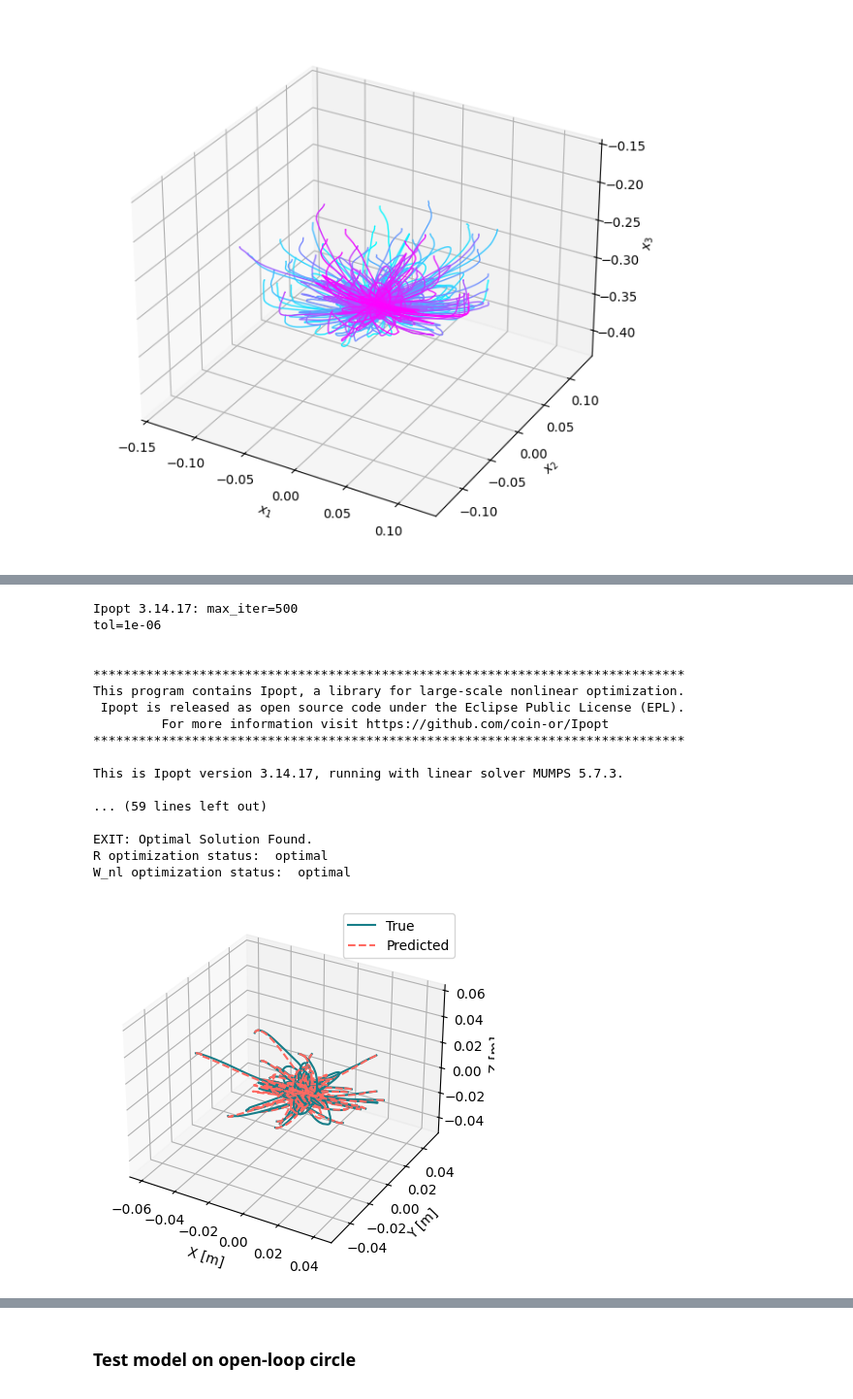
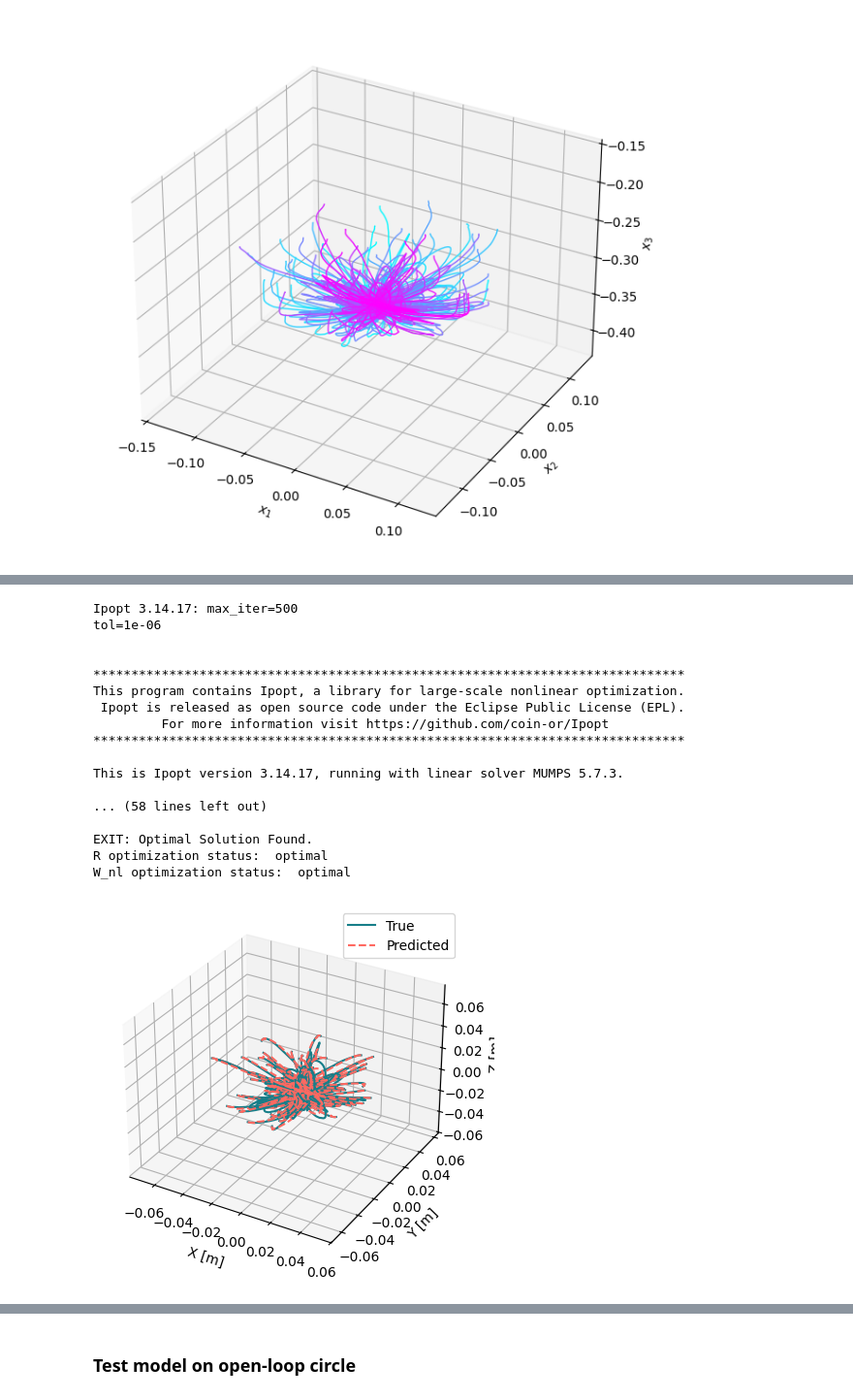
Before and after one commit to StanfordASL/trunk-stack, a Jupyter notebook: stack/main/scripts/fit_ssmr_opt.ipynb, the cells around one changed output, grey strips where cells are left out. Shown at 97% size. Cells and saved outputs as stored; diff of their text form; code cells hidden in the pictures.

```diff
--- a/stack/main/scripts/fit_ssmr_opt.ipynb
+++ b/stack/main/scripts/fit_ssmr_opt.ipynb
@@ -151,7 +156,7 @@ def plot_trajectories_comparison(trajs_true, trajs_pred, plot_errors=True):
             ax_z.set_xlabel(('Time [s]'))
             plt.tight_layout()
 # %%
-def preprocess_trajectories(data_path, file_pattern="*.csv", filter_transition=False):
+def preprocess_trajectories(data_path, file_pattern="*.csv", filter_transition=False, extra_data_paths=None):
     """
     Preprocess trajectory data from CSV files.
 
@@ -163,6 +168,8 @@ def preprocess_trajectories(data_path, file_pattern="*.csv", filter_transition=F
         Pattern to match CSV files (default: "*.csv")
     filter_transition : bool
         If True, filter trajectories to only include data after controls go to zero
+    extra_data_paths : list of str
+        List of additional data paths to include in the preprocessing
 
     Returns:
     --------
@@ -180,6 +187,9 @@ def preprocess_trajectories(data_path, file_pattern="*.csv", filter_transition=F
 
     # Get all CSV files matching the pattern
     csv_files = glob.glob(os.path.join(data_path, file_pattern))
+    if extra_data_paths:
+        for extra_path in extra_data_paths:
+            csv_files.extend(glob.glob(os.path.join(extra_path, file_pattern)))
 
     trajectories = []
     controls = []
@@ -342,7 +347,7 @@ i_trunc = 10  # 10
 i_split = 65
 
 N_obs = 6     # Number of observations
-N_train = 50  # Number of training trajectories
+N_train = 100  # Number of training trajectories
 aut_trajs_obs = aut_trajs[:N_train, -N_obs:, i_trunc:] - aut_trajs[:N_train, -N_obs:, -1:]
 ts = tss[0, i_trunc:]
 
@@ -353,6 +358,6 @@ plot_trajectories(aut_trajs_obs[:, -3:, i_split:], ts[i_split:])
 # %%
 dt = np.mean(np.diff(ts))
-t_split = i_split * dt  # Convert index to time
+t_split = i_split * dt  # convert index to time
 ssm_opt = OptSSM(aut_trajs_obs=aut_trajs_obs,
                      t_split=t_split,
                      SSMDim=5,
@@ -375,19 +380,18 @@ This program contains Ipopt, a library for large-scale nonlinear optimization.
 
 This is Ipopt version 3.14.17, running with linear solver MUMPS 5.7.3.
 
-... (59 lines left out)
+... (58 lines left out)
 
 EXIT: Optimal Solution Found.
 R optimization status:  optimal
 W_nl optimization status:  optimal
 # %%
-N_test = 50  # Number of test trajectories
-aut_trajs_obs_test = aut_trajs[N_train:N_train+N_test, -N_obs:, i_trunc+i_split:] - aut_trajs[N_train:N_train+N_test, -N_obs:, -1:]
+aut_trajs_obs_test = aut_trajs[:, -N_obs:, i_trunc+i_split:] - aut_trajs[:, -N_obs:, -1:]
 
 aut_trajs_pred = generate_ssm_predictions(ssm_opt, aut_trajs_obs_test, ts[i_split:])
 plot_trajectories_comparison(aut_trajs_obs_test[:, -3:, :], aut_trajs_pred[:, -3:, :], plot_errors=False)
 # %% [output]
-[figure, old version]
+[figure, new version]
 # %%
 # We load the controlled data
 # data_path_controlled = "../data/trajectories/controlled/real-1007-rw"  # random walk data (6 inputs)
```
Also changed, not shown: parts of 18 cells of this notebook, 1 other file.
